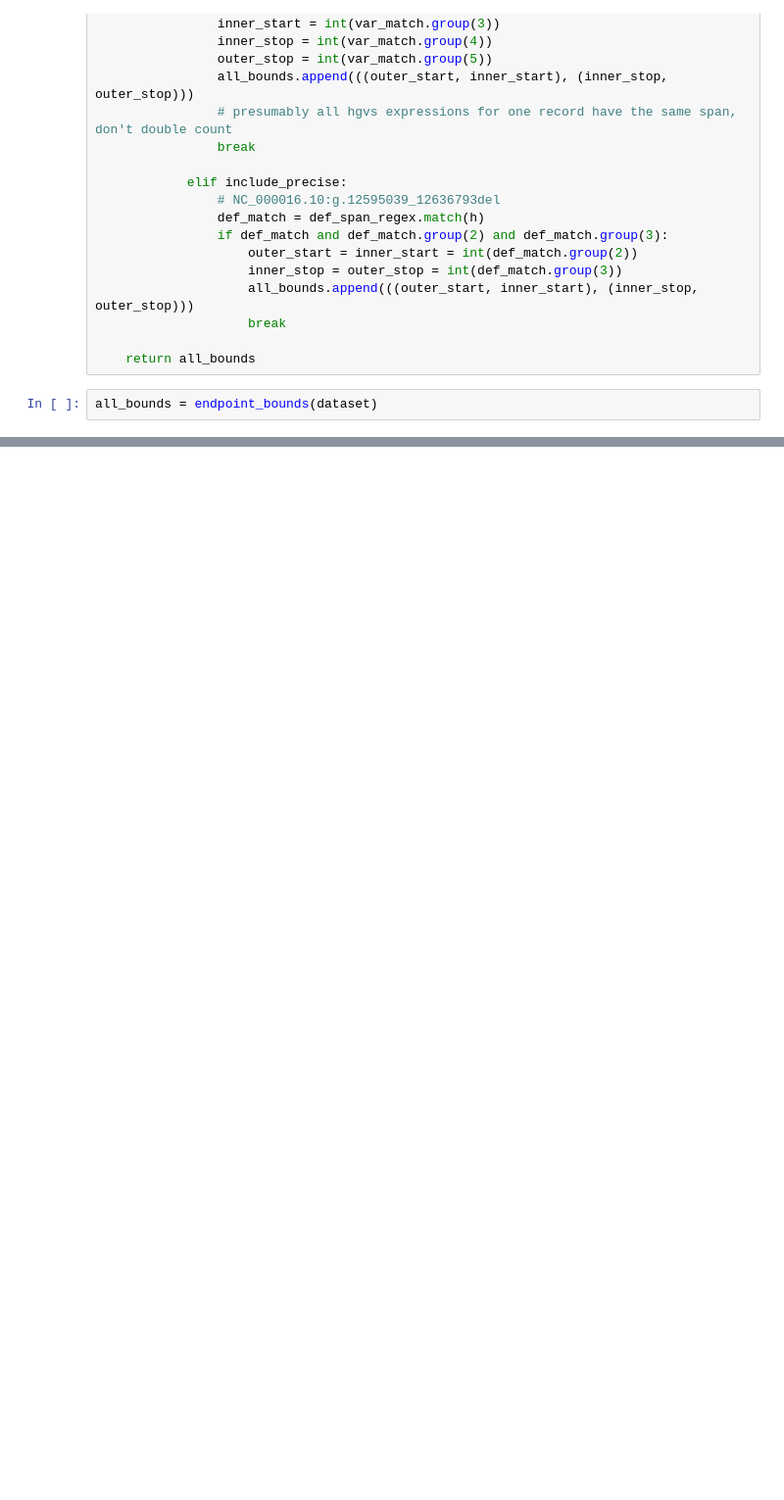
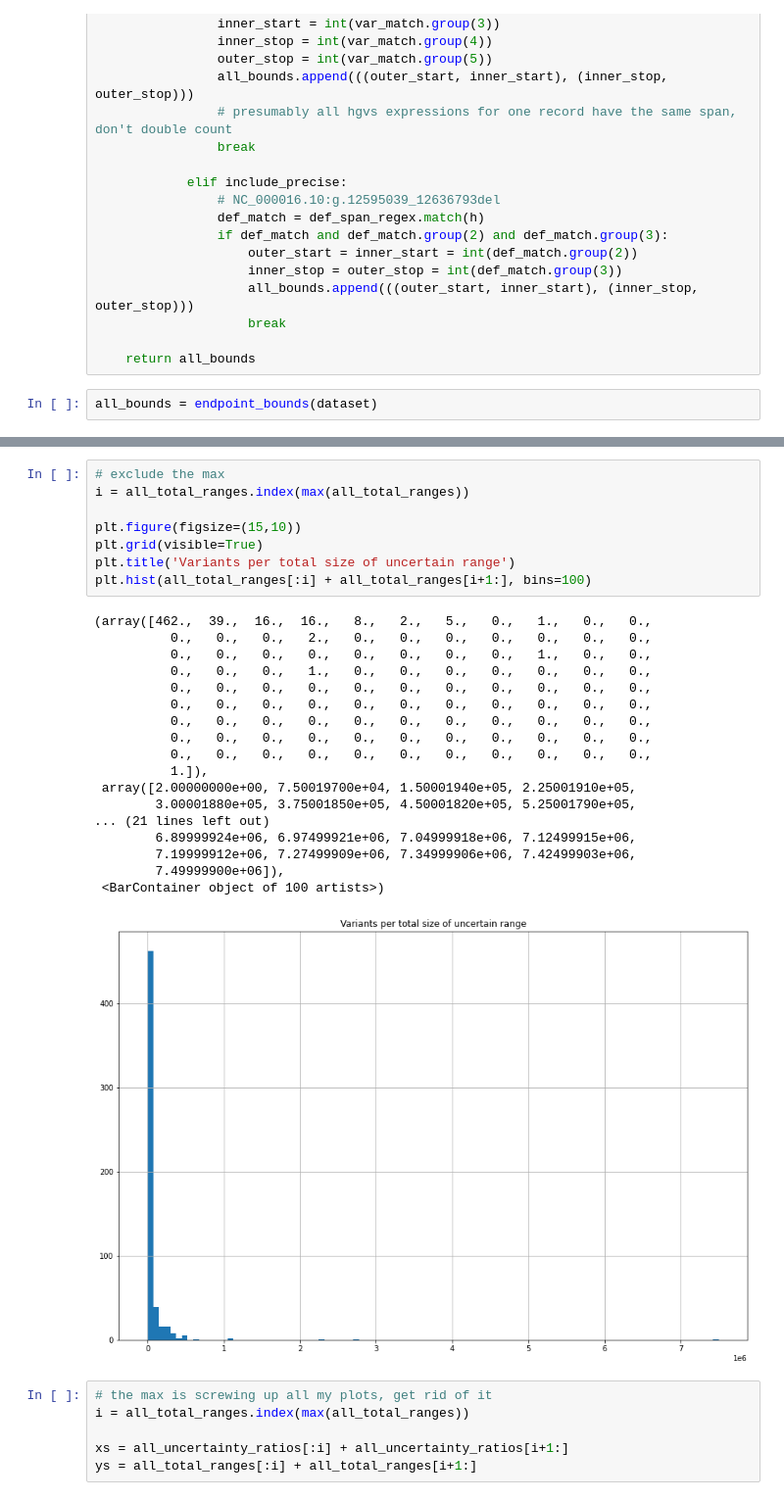
Before and after one commit to apriltuesday/eva-opentargets, a Jupyter notebook: data-exploration/complex-events/notebooks/hgvs-follow-up-part2.ipynb, the cells around one changed output, grey strips where cells are left out. Shown at 98% size. Cells and saved outputs as stored; diff of their text form; blank space fills up the shorter version.

```diff
--- a/data-exploration/complex-events/notebooks/hgvs-follow-up-part2.ipynb
+++ b/data-exploration/complex-events/notebooks/hgvs-follow-up-part2.ipynb
@@ -305,0 +278,33 @@ plt.scatter(xs, ys, marker='.')
+# %%
+# exclude the max
+i = all_total_ranges.index(max(all_total_ranges))
+
+plt.figure(figsize=(15,10))
+plt.grid(visible=True)
+plt.title('Variants per total size of uncertain range')
+plt.hist(all_total_ranges[:i] + all_total_ranges[i+1:], bins=100)
+# %% [output]
+(array([462.,  39.,  16.,  16.,   8.,   2.,   5.,   0.,   1.,   0.,   0.,
+          0.,   0.,   0.,   2.,   0.,   0.,   0.,   0.,   0.,   0.,   0.,
+          0.,   0.,   0.,   0.,   0.,   0.,   0.,   0.,   1.,   0.,   0.,
+          0.,   0.,   0.,   1.,   0.,   0.,   0.,   0.,   0.,   0.,   0.,
+          0.,   0.,   0.,   0.,   0.,   0.,   0.,   0.,   0.,   0.,   0.,
+          0.,   0.,   0.,   0.,   0.,   0.,   0.,   0.,   0.,   0.,   0.,
+          0.,   0.,   0.,   0.,   0.,   0.,   0.,   0.,   0.,   0.,   0.,
+          0.,   0.,   0.,   0.,   0.,   0.,   0.,   0.,   0.,   0.,   0.,
+          0.,   0.,   0.,   0.,   0.,   0.,   0.,   0.,   0.,   0.,   0.,
+          1.]),
+ array([2.00000000e+00, 7.50019700e+04, 1.50001940e+05, 2.25001910e+05,
+        3.00001880e+05, 3.75001850e+05, 4.50001820e+05, 5.25001790e+05,
+... (21 lines left out)
+        6.89999924e+06, 6.97499921e+06, 7.04999918e+06, 7.12499915e+06,
+        7.19999912e+06, 7.27499909e+06, 7.34999906e+06, 7.42499903e+06,
+        7.49999900e+06]),
+ <BarContainer object of 100 artists>)
+[figure, added]
+# %%
+# the max is screwing up all my plots, get rid of it
+i = all_total_ranges.index(max(all_total_ranges))
+
+xs = all_uncertainty_ratios[:i] + all_uncertainty_ratios[i+1:]
+ys = all_total_ranges[:i] + all_total_ranges[i+1:]
```
Also changed, not shown: parts of 31 cells of this notebook.
